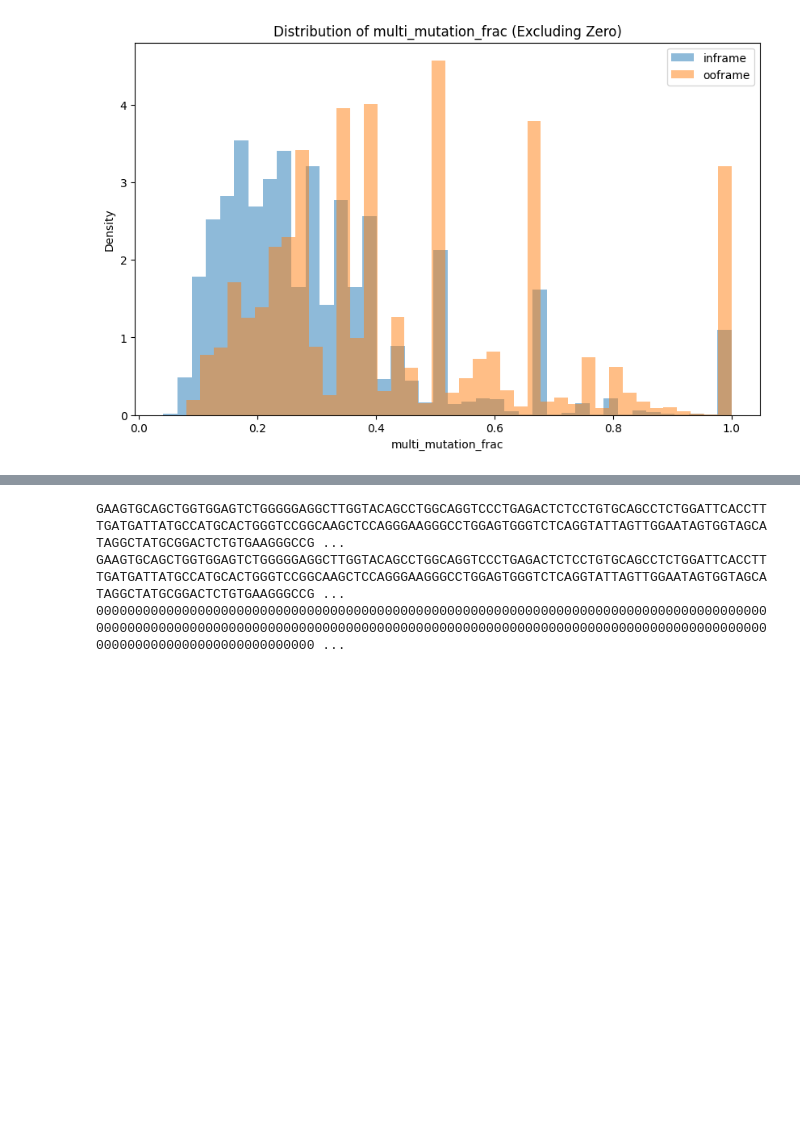
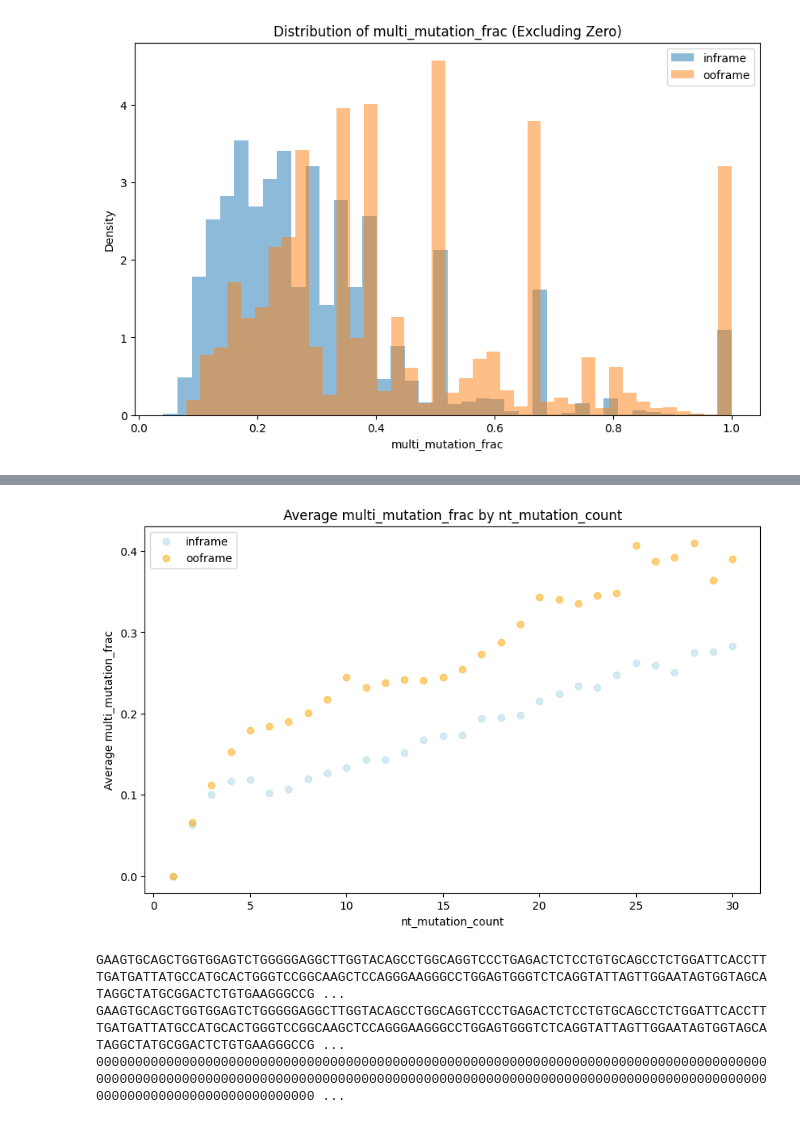
Before and after one commit to matsengrp/epam, a Jupyter notebook: notebooks/multinucleotide.ipynb, the cells around one changed output, grey strips where cells are left out. Drawn from its saved outputs; the diff is of its cells as text; code cells hidden in the pictures; blank space fills up the shorter version.

```diff
--- a/notebooks/multinucleotide.ipynb
+++ b/notebooks/multinucleotide.ipynb
@@ -227,3 +259,36 @@ plt.show()
+# %%
+import pandas as pd
+import matplotlib.pyplot as plt
+
+# Function to compute average multi_mutation_frac
+def compute_avg_multi_mutation_frac(df):
+    return df.groupby('nt_mutation_count')['multi_mutation_frac'].agg('mean').reset_index()
+
+# Generate average multi_mutation_frac for both datasets
+inframe_avg = compute_avg_multi_mutation_frac(inframe_df)
+ooframe_avg = compute_avg_multi_mutation_frac(ooframe_df)
+
+# Merge the datasets
+merged_avg = pd.merge(inframe_avg, ooframe_avg, on='nt_mutation_count', suffixes=('_inframe', '_ooframe'))
+merged_avg = merged_avg[merged_avg['nt_mutation_count'] <= 30]
+
+# Plotting
+plt.figure(figsize=(10, 6))
+
+plt.scatter(merged_avg['nt_mutation_count'], merged_avg['multi_mutation_frac_inframe'],
+            label='inframe', color='lightblue', alpha=0.5)
+
+plt.scatter(merged_avg['nt_mutation_count'], merged_avg['multi_mutation_frac_ooframe'],
+            label='ooframe', color='orange', alpha=0.5)
+
+plt.xlabel('nt_mutation_count')
+plt.ylabel('Average multi_mutation_frac')
+plt.title('Average multi_mutation_frac by nt_mutation_count')
+plt.legend()
+
+plt.show()
+# %% [output]
+[figure, added]
 # %%
 a_multimut_row = inframe_df[inframe_df['multi_mutation_frac']==0.5].iloc[1]
 print(a_multimut_row["parent"])
```
Also changed, not shown: parts of 2 cells of this notebook.
